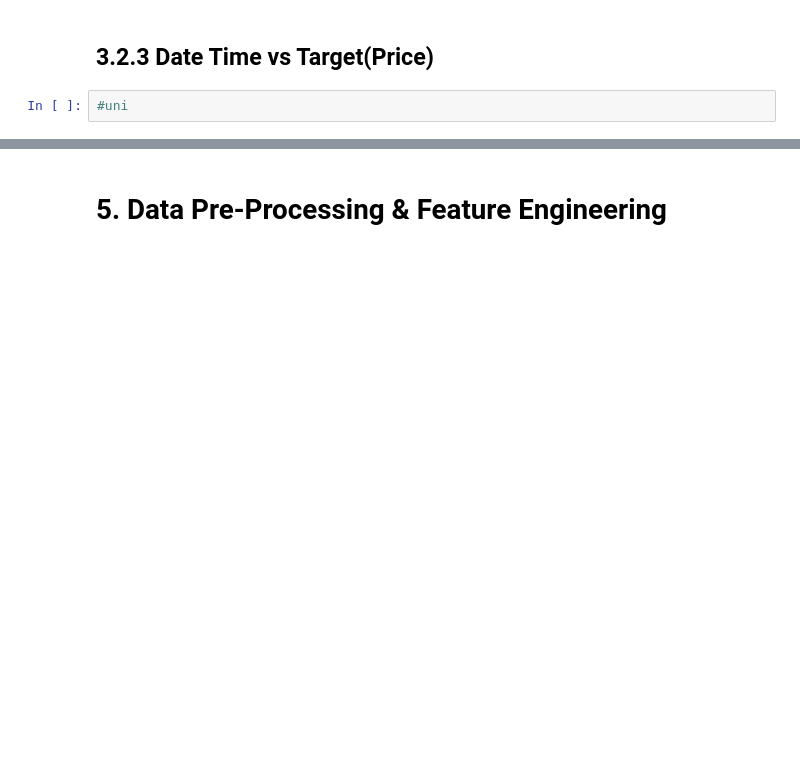
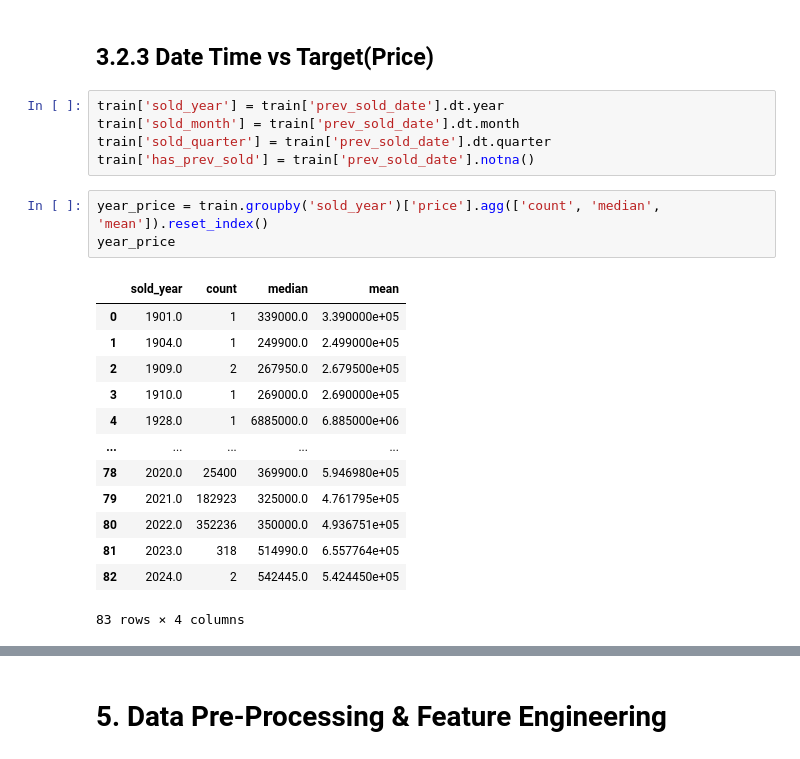
Before and after one commit to Kartika-Nidhi/DS_Projects, a Jupyter notebook: USARealEstatePricePrediction.ipynb, the cells around one changed output, grey strips where cells are left out. Saved outputs shown, nothing was run; the diff lists cells and outputs as text; blank space fills up the shorter version.

```diff
--- a/USARealEstatePricePrediction.ipynb
+++ b/USARealEstatePricePrediction.ipynb
@@ -1007,5 +1007,25 @@ Ready to build properties have comparatively high median price.
 <div>
 # %% [markdown]
 ## 3.2.3 Date Time vs Target(Price)
-# %%
-#uni
+# %%
+train['sold_year'] = train['prev_sold_date'].dt.year
+train['sold_month'] = train['prev_sold_date'].dt.month
+train['sold_quarter'] = train['prev_sold_date'].dt.quarter
+train['has_prev_sold'] = train['prev_sold_date'].notna()
+# %%
+year_price = train.groupby('sold_year')['price'].agg(['count', 'median', 'mean']).reset_index()
+year_price
+# %% [output]
+|  | sold_year | count | median | mean |
+| 0 | 1901.0 | 1 | 339000.0 | 3.390000e+05 |
+| 1 | 1904.0 | 1 | 249900.0 | 2.499000e+05 |
+| 2 | 1909.0 | 2 | 267950.0 | 2.679500e+05 |
+| 3 | 1910.0 | 1 | 269000.0 | 2.690000e+05 |
+| 4 | 1928.0 | 1 | 6885000.0 | 6.885000e+06 |
+| ... | ... | ... | ... | ... |
+| 78 | 2020.0 | 25400 | 369900.0 | 5.946980e+05 |
+| 79 | 2021.0 | 182923 | 325000.0 | 4.761795e+05 |
+| 80 | 2022.0 | 352236 | 350000.0 | 4.936751e+05 |
+| 81 | 2023.0 | 318 | 514990.0 | 6.557764e+05 |
+| 82 | 2024.0 | 2 | 542445.0 | 5.424450e+05 |
+83 rows × 4 columns
```
Also changed, not shown: parts of 1 cell of this notebook.
